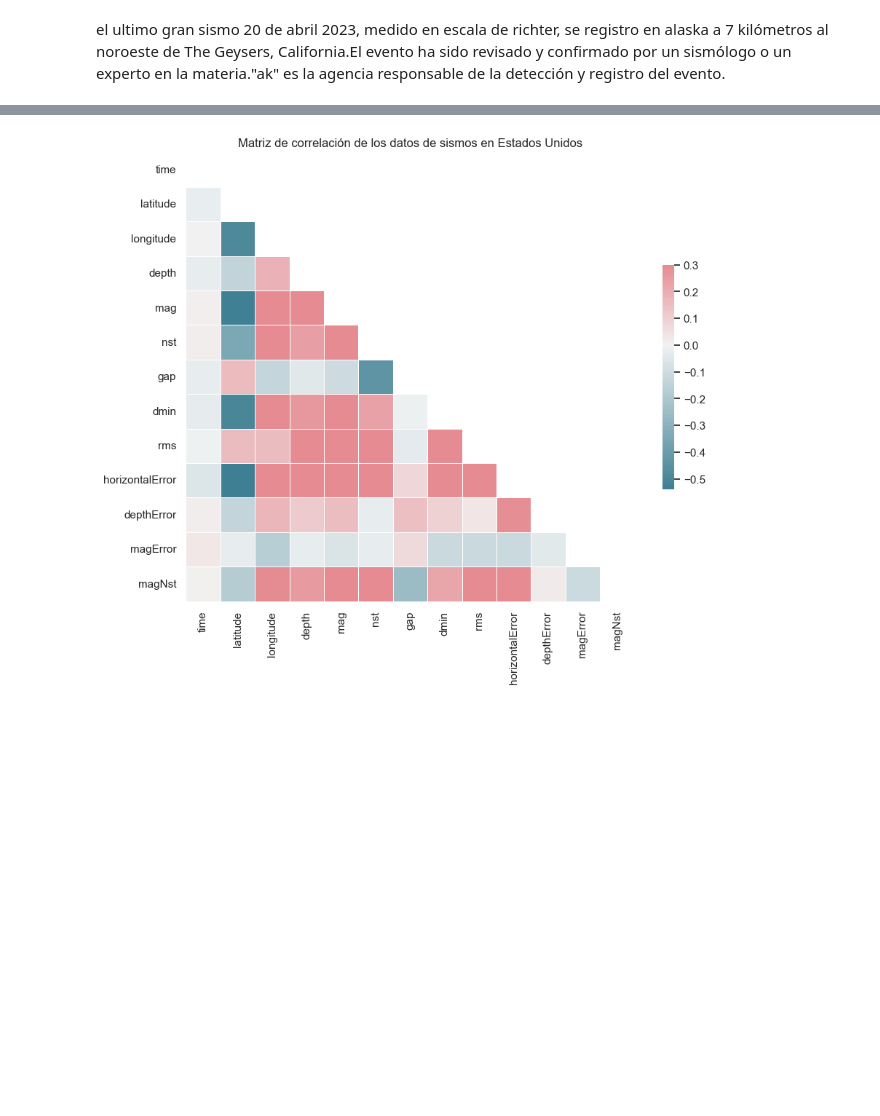
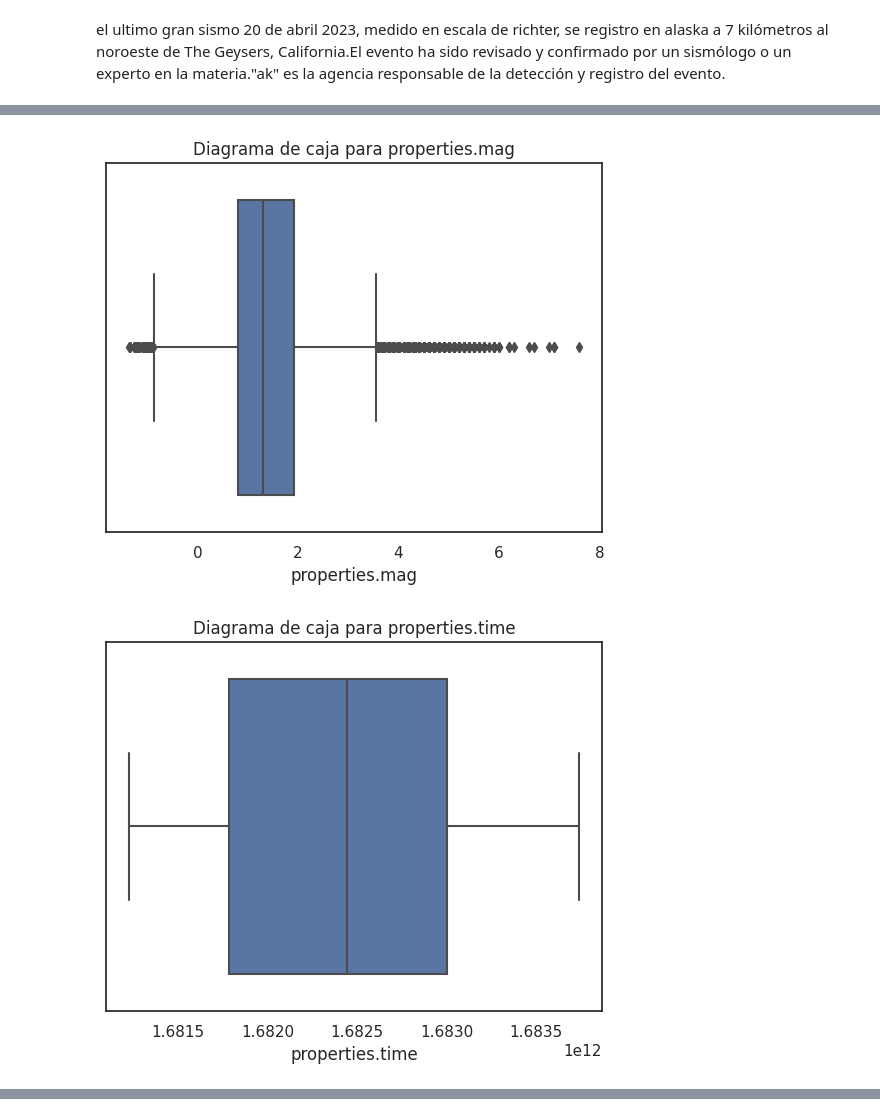
Before and after one commit to Mezgo/Quake-Alert, a Jupyter notebook: etl/etl_2.ipynb, the cells around one changed output, grey strips where cells are left out. Cells and saved outputs as stored; diff of their text form; code cells hidden in the pictures; blank space fills up the shorter version.

```diff
--- a/etl/etl_2.ipynb
+++ b/etl/etl_2.ipynb
@@ -418,0 +471,12 @@ el ultimo gran sismo 20 de abril 2023, medido en escala de richter, se registro
+# %%
+#aca se genera un diagrama de caja para ver los outlier
+
+# Crear un diagrama de caja para cada columna utilizando la biblioteca Seaborn
+for var in vars:
+    plt.figure()
+    sns.boxplot(x=df[var])
+    plt.title('Diagrama de caja para ' + var)
+    plt.show()
+# %% [output]
+[figure, added]
+[figure, added]
@@ -450,5 +499,0 @@ EEUU = Analisis_Grafico(dfEEUU)
-# %%
-EEUU.matriz_correlacion('Estados Unidos',['time', 'latitude', 'longitude', 'depth', 'mag', 'nst', 'gap',
-                        'dmin', 'rms', 'horizontalError', 'depthError', 'magError', 'magNst'])
-# %% [output]
-[figure, removed]
```
Also changed, not shown: parts of 23 cells of this notebook.
